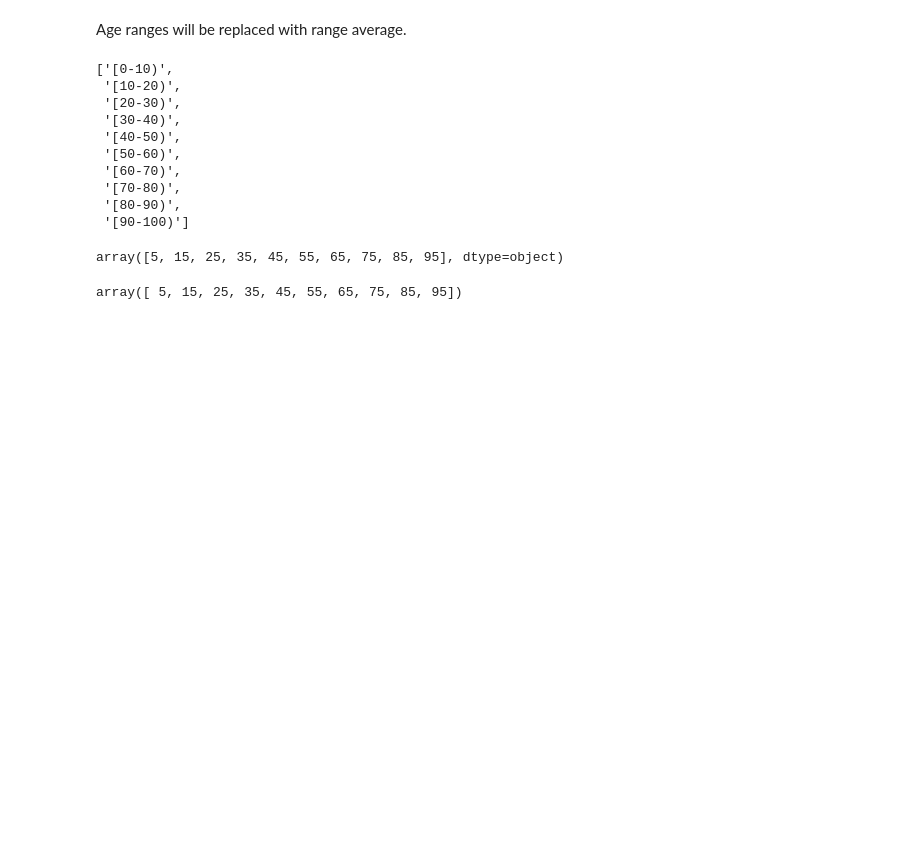
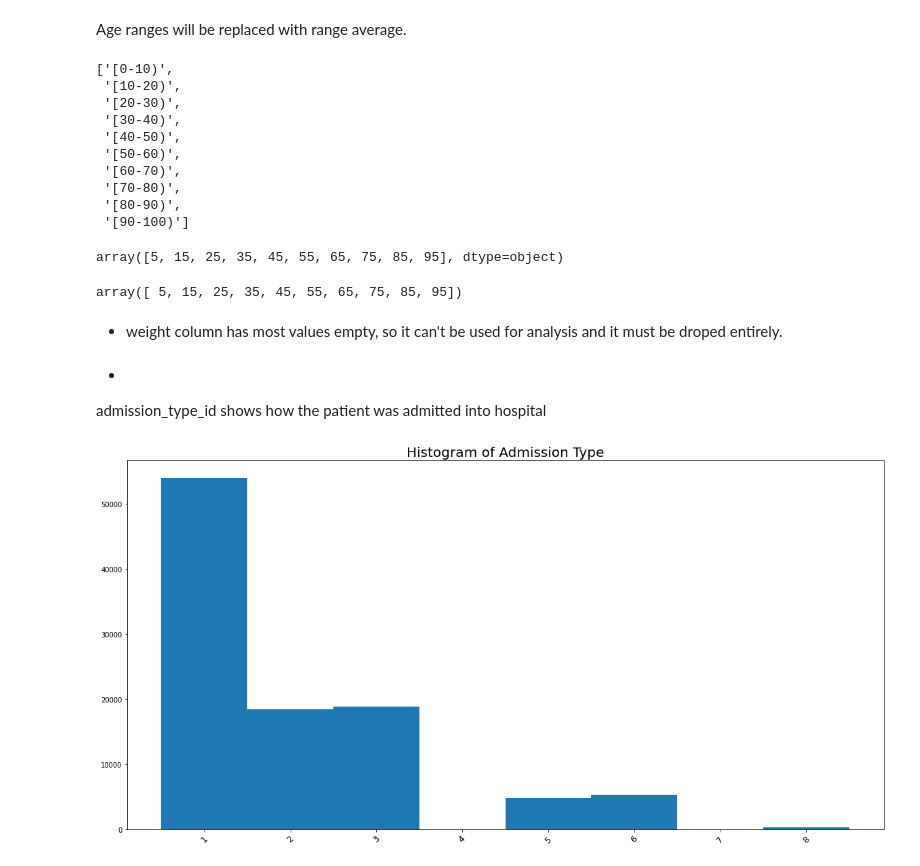
Before and after one commit to rmoolchandani/rmoolcha_Capstone, a Jupyter notebook: Capstone_Project.ipynb, the cells around one changed output. Saved outputs shown, nothing was run; the diff lists cells and outputs as text; code cells hidden in the pictures; blank space fills up the shorter version.

```diff
--- a/Capstone_Project.ipynb
+++ b/Capstone_Project.ipynb
@@ -297,3 +297,5 @@ data['age'] = data['age'].astype(np.int64)
 data['age'].unique()
 # %% [output]
 array([ 5, 15, 25, 35, 45, 55, 65, 75, 85, 95])
+# %% [markdown]
+* weight column has most values empty, so it can't be used for analysis and it must be droped entirely.
@@ -299,0 +304,7 @@ array([ 5, 15, 25, 35, 45, 55, 65, 75, 85, 95])
+# %% [markdown]
+*
+admission_type_id shows how the patient was admitted into hospital
+# %%
+plotHistOfCol('admission_type_id', 'Histogram of Admission Type')
+# %% [output]
+[figure, added]
```
Also changed, not shown: parts of 167 cells of this notebook.
